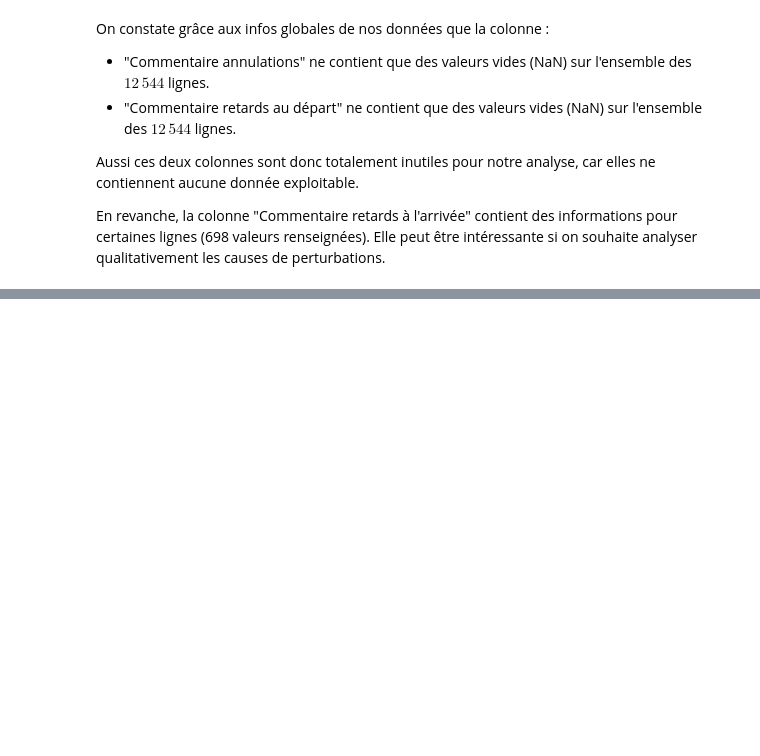
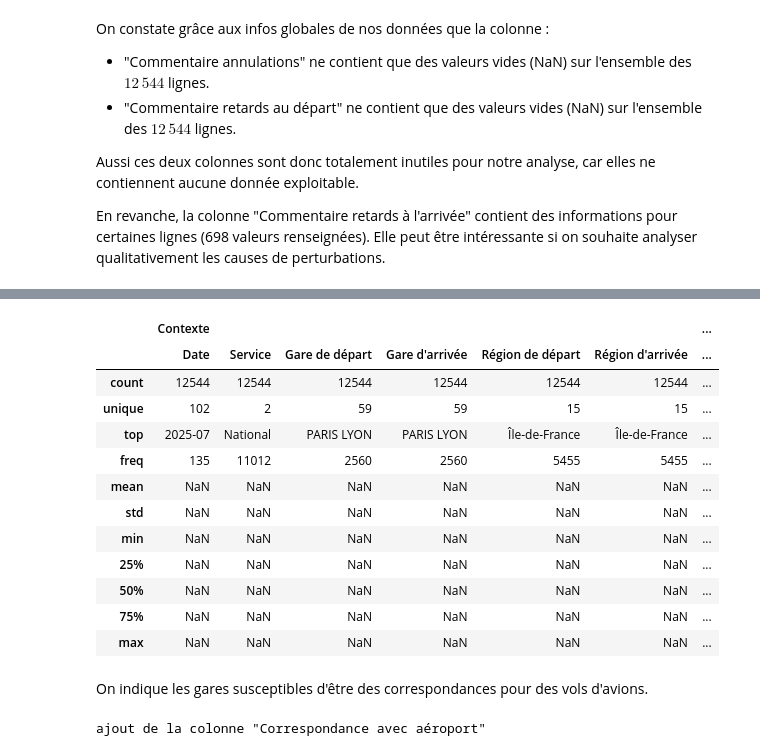
Before and after one commit to Luca-Hachani/SNCF-Project, a Jupyter notebook: poc/EDA_luca.ipynb, the cells around one changed output, grey strips where cells are left out. Drawn from its saved outputs; the diff is of its cells as text; code cells hidden in the pictures; blank space fills up the shorter version.

```diff
--- a/poc/EDA_luca.ipynb
+++ b/poc/EDA_luca.ipynb
@@ -84,0 +298,47 @@ En revanche, la colonne "Commentaire retards à l'arrivée" contient des informa
+# %%
+df.describe(include='all')
+# %% [output]
+|  | Contexte |  |  |  |  |  | ... |
+|  | Date | Service | Gare de départ | Gare d'arrivée | Région de départ | Région d'arrivée | ... |
+| count | 12544 | 12544 | 12544 | 12544 | 12544 | 12544 | ... |
+| unique | 102 | 2 | 59 | 59 | 15 | 15 | ... |
+| top | 2025-07 | National | PARIS LYON | PARIS LYON | Île-de-France | Île-de-France | ... |
+| freq | 135 | 11012 | 2560 | 2560 | 5455 | 5455 | ... |
+| mean | NaN | NaN | NaN | NaN | NaN | NaN | ... |
+| std | NaN | NaN | NaN | NaN | NaN | NaN | ... |
+| min | NaN | NaN | NaN | NaN | NaN | NaN | ... |
+| 25% | NaN | NaN | NaN | NaN | NaN | NaN | ... |
+| 50% | NaN | NaN | NaN | NaN | NaN | NaN | ... |
+| 75% | NaN | NaN | NaN | NaN | NaN | NaN | ... |
+| max | NaN | NaN | NaN | NaN | NaN | NaN | ... |
+# %% [markdown]
+On indique les gares susceptibles d'être des correspondances pour des vols d'avions.
+# %%
+station_with_airport = [
+    # Gares françaises avec navette / liaison directe
+    'MARSEILLE ST CHARLES',
+    'NICE VILLE',
+    'LYON PART DIEU',
+    'STRASBOURG',
+    'NANTES',
+    'BORDEAUX ST JEAN',
+    'TOULOUSE MATABIAU',
+    'RENNES',
+    'MONTPELLIER',
+
+    # Gares internationales avec connexion aéroportuaire intégrée
+    'FRANCFORT',
+    'ZURICH',
+    'GENEVE',
+    'BARCELONA'
+]
+
+# Création d'une nouvelle colonnes "Correspondance avec aéroport" dans le DataFrame
+index_arrivals = df.columns.get_loc(("Contexte", "Région d'arrivée"))
+if not ("Contexte", "Correspondance avec aéroport") in df:
+    print("ajout de la colonne \"Correspondance avec aéroport\"")
+    df.insert(loc=index_arrivals + 1,
+              column=("Contexte", "Correspondance avec aéroport"),
+              value=df[("Contexte", "Gare d'arrivée")].isin(station_with_airport))
+# %% [output]
+ajout de la colonne "Correspondance avec aéroport"
```
Also changed, not shown: parts of 22 cells of this notebook, 3 other files.
